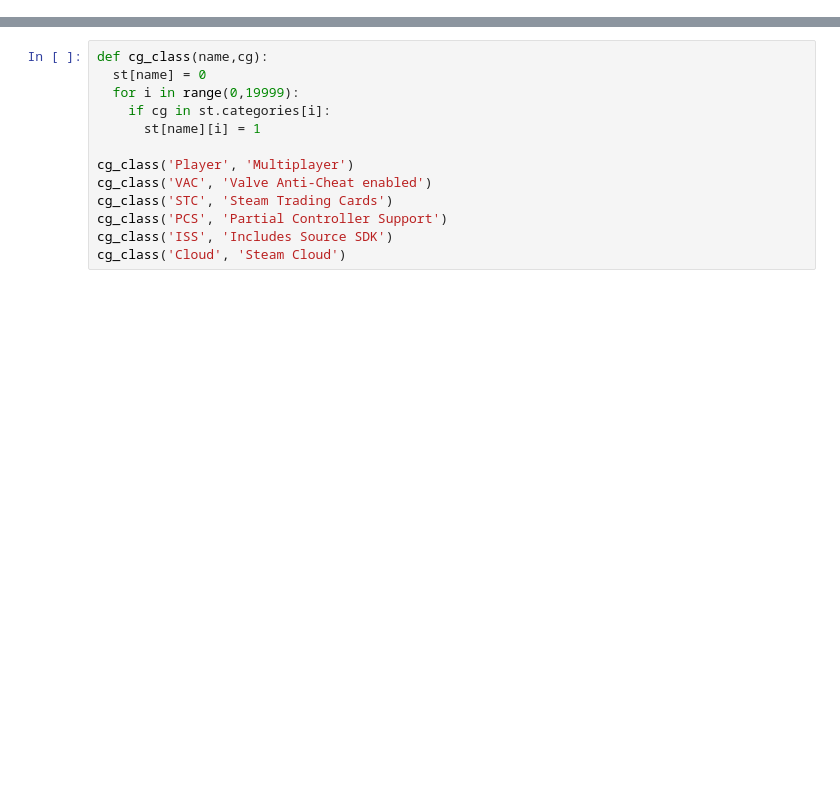
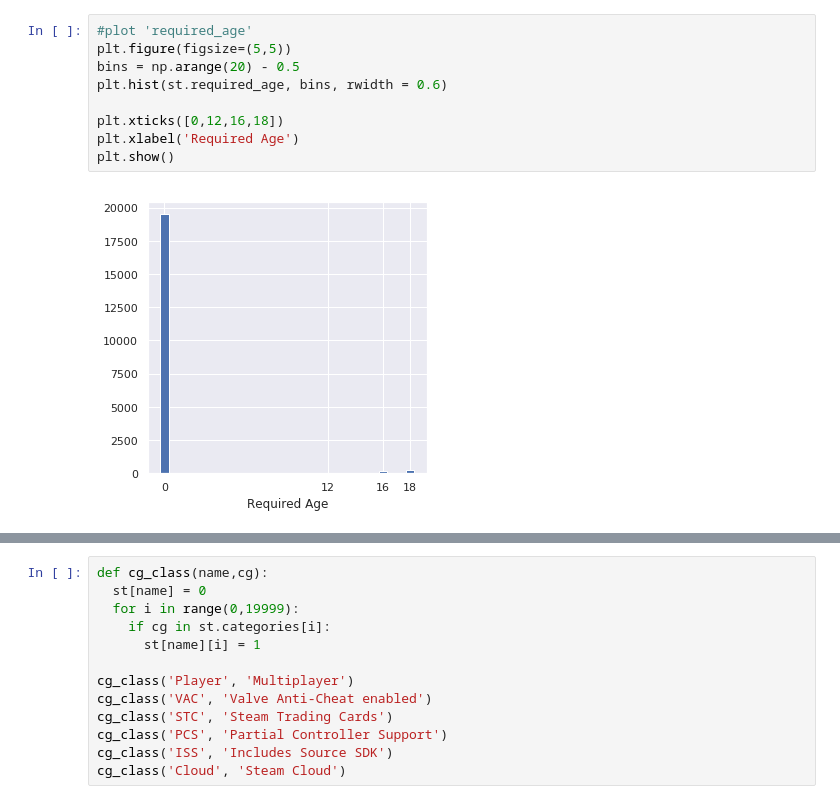
Before and after one commit to ovllya126/UTS_ML2019_ID13307095, a Jupyter notebook: A2.ipynb, the cells around one changed output, grey strips where cells are left out. Saved outputs shown, nothing was run; the diff lists cells and outputs as text; blank space fills up the shorter version.

```diff
--- a/A2.ipynb
+++ b/A2.ipynb
@@ -37,0 +44,11 @@ st['cloud'] =0
+# %%
+#plot 'required_age'
+plt.figure(figsize=(5,5))
+bins = np.arange(20) - 0.5
+plt.hist(st.required_age, bins, rwidth = 0.6)
+
+plt.xticks([0,12,16,18])
+plt.xlabel('Required Age')
+plt.show()
+# %% [output]
+[figure, added]
```
Also changed, not shown: parts of 34 cells of this notebook.
